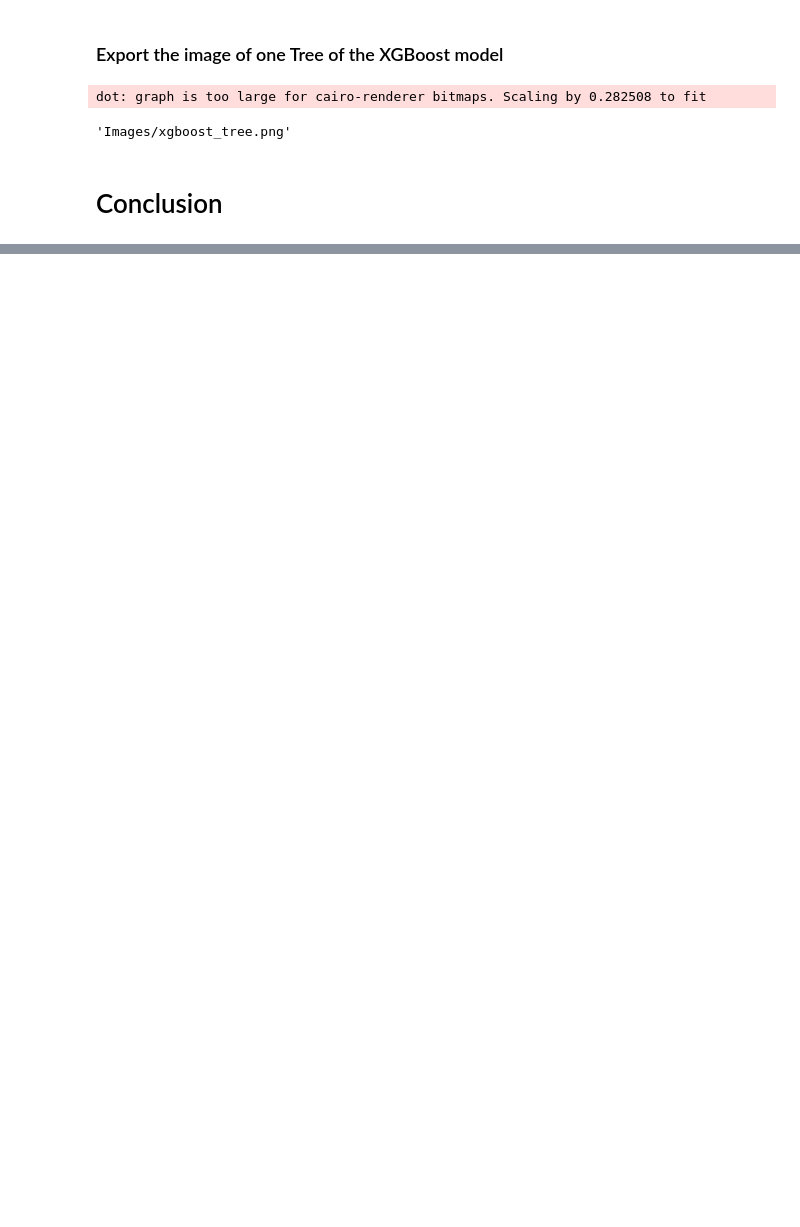
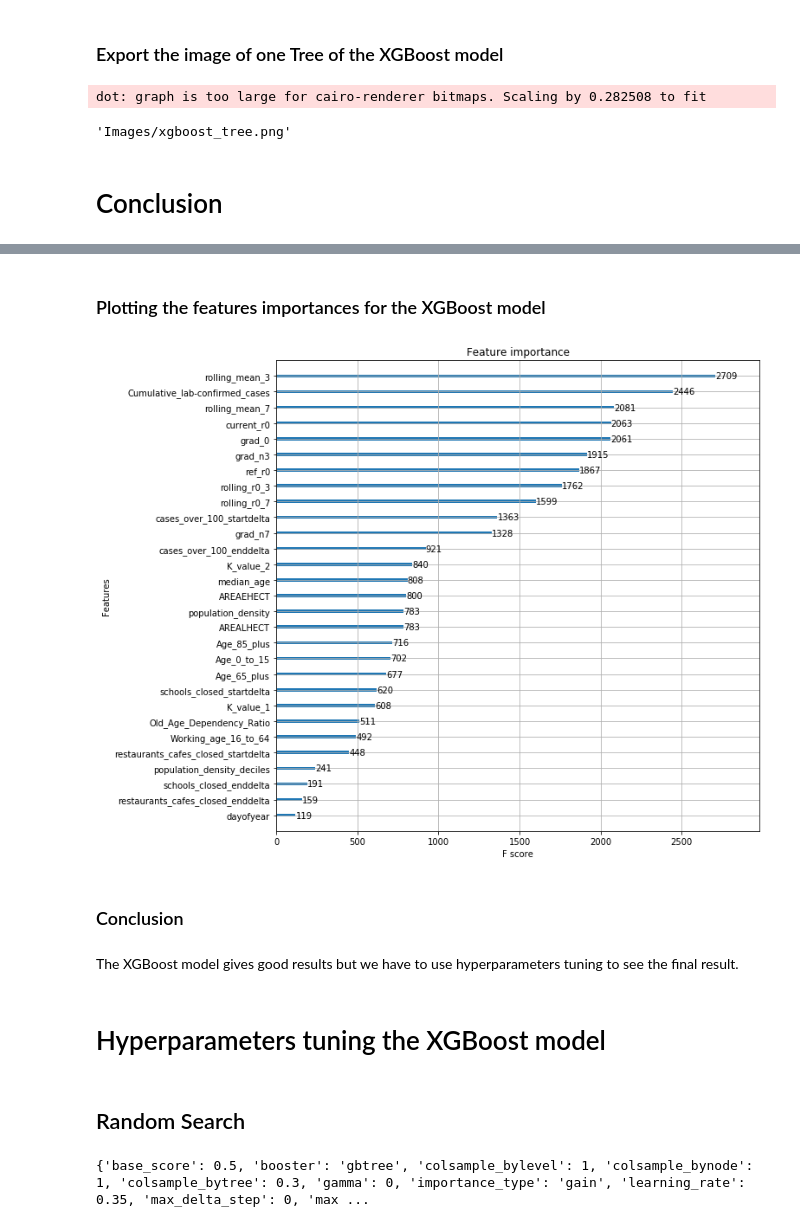
Before and after one commit to tlemenestrel/Coronavirus_Risk_Model, a Jupyter notebook: Risk_Model.ipynb, the cells around one changed output, grey strips where cells are left out. Drawn from its saved outputs; the diff is of its cells as text; code cells hidden in the pictures; blank space fills up the shorter version.

```diff
--- a/Risk_Model.ipynb
+++ b/Risk_Model.ipynb
@@ -535,0 +541,8 @@ dot: graph is too large for cairo-renderer bitmaps. Scaling by 0.282508 to fit
+# %%
+y = df[['Daily_lab-confirmed_cases']]
+
+X = df.drop(['Daily_lab-confirmed_cases','nationwide_lockdown_active','nationwide_lockdown_enddelta','nationwide_lockdown_startdelta'], axis = 1)
+
+# Splitting the data into training and testing data
+
+X_train, X_test, y_train, y_test = train_test_split(X,y, test_size = 0.2, random_state = 123)
@@ -535,0 +563,3 @@ dot: graph is too large for cairo-renderer bitmaps. Scaling by 0.282508 to fit
+# %%
+xgboost_regression = xgb.XGBRegressor(booster = 'gbtree', objective ='reg:squarederror', colsample_bytree = 0.3, learning_rate = 0.35,
+                max_depth = 10, alpha = 0.1, n_estimators = 100)
@@ -535,0 +568,2 @@ dot: graph is too large for cairo-renderer bitmaps. Scaling by 0.282508 to fit
+# %%
+xgboost_regression.fit(X_train, y_train)
@@ -535,0 +622,21 @@ dot: graph is too large for cairo-renderer bitmaps. Scaling by 0.282508 to fit
+# %% [markdown]
+### Plotting the features importances for the XGBoost model
+# %%
+fig, ax = plt.subplots(figsize=(10, 10))
+plot_importance(xgboost_regression, ax = ax)
+plt.savefig('Images/xgboost_features_importance.png', bbox_inches='tight')
+plt.show()
+# %% [output]
+[figure, added]
+# %% [markdown]
+### Conclusion
+# %% [markdown]
+The XGBoost model gives good results but we have to use hyperparameters tuning to see the final result.
+# %% [markdown]
+# Hyperparameters tuning the XGBoost model
+# %% [markdown]
+## Random Search
+# %%
+print(xgboost_regression.get_xgb_params())
+# %% [output]
+{'base_score': 0.5, 'booster': 'gbtree', 'colsample_bylevel': 1, 'colsample_bynode': 1, 'colsample_bytree': 0.3, 'gamma': 0, 'importance_type': 'gain', 'learning_rate': 0.35, 'max_delta_step': 0, 'max ...
```
Also changed, not shown: parts of 71 cells of this notebook.
